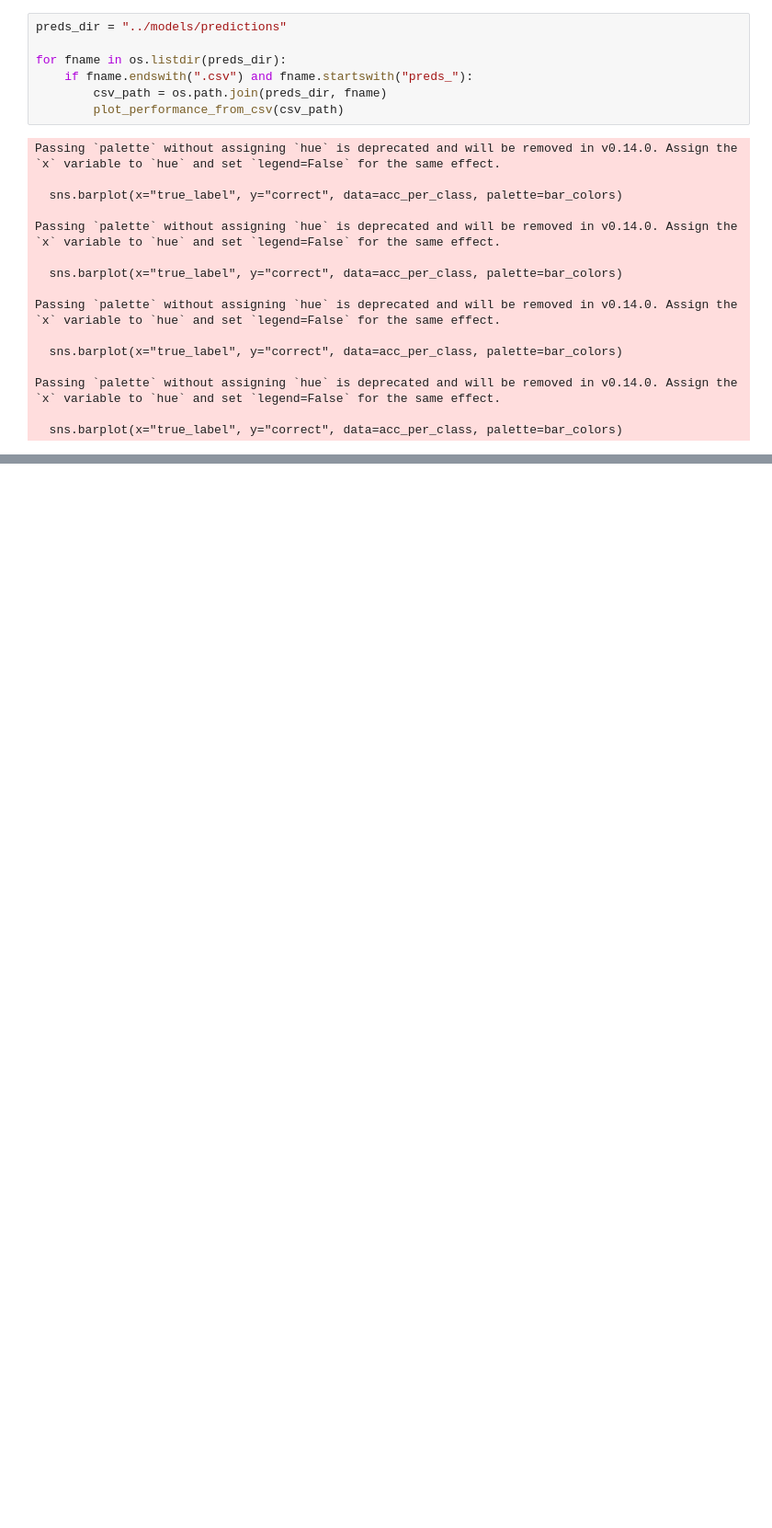
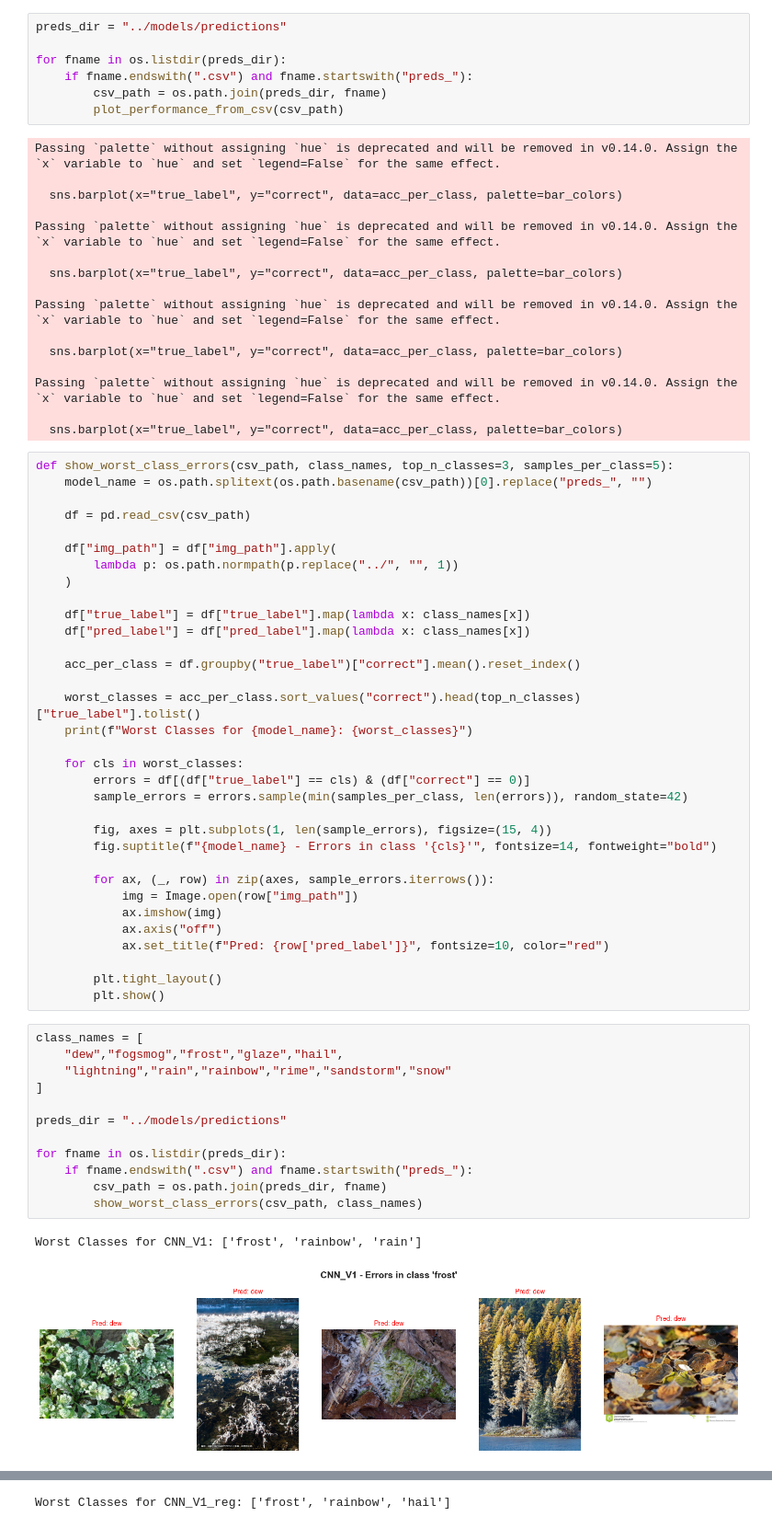
Before and after one commit to joaquinorradre/Weather-Clasification, a Jupyter notebook: notebooks/performance_analysis.ipynb, the cells around one changed output, grey strips where cells are left out. Shown at 92% size. Saved outputs shown, nothing was run; the diff lists cells and outputs as text; blank space fills up the shorter version.

Commit message:
Show Worst Classes

```diff
--- a/notebooks/performance_analysis.ipynb
+++ b/notebooks/performance_analysis.ipynb
@@ -146,3 +147,51 @@ Passing `palette` without assigning `hue` is deprecated and will be removed in v
 Passing `palette` without assigning `hue` is deprecated and will be removed in v0.14.0. Assign the `x` variable to `hue` and set `legend=False` for the same effect.
 
   sns.barplot(x="true_label", y="correct", data=acc_per_class, palette=bar_colors)
+# %%
+def show_worst_class_errors(csv_path, class_names, top_n_classes=3, samples_per_class=5):
+    model_name = os.path.splitext(os.path.basename(csv_path))[0].replace("preds_", "")
+
+    df = pd.read_csv(csv_path)
+
+    df["img_path"] = df["img_path"].apply(
+        lambda p: os.path.normpath(p.replace("../", "", 1))
+    )
+
+    df["true_label"] = df["true_label"].map(lambda x: class_names[x])
+    df["pred_label"] = df["pred_label"].map(lambda x: class_names[x])
+
+    acc_per_class = df.groupby("true_label")["correct"].mean().reset_index()
+
+    worst_classes = acc_per_class.sort_values("correct").head(top_n_classes)["true_label"].tolist()
+    print(f"Worst Classes for {model_name}: {worst_classes}")
+
+    for cls in worst_classes:
+        errors = df[(df["true_label"] == cls) & (df["correct"] == 0)]
+        sample_errors = errors.sample(min(samples_per_class, len(errors)), random_state=42)
+
+        fig, axes = plt.subplots(1, len(sample_errors), figsize=(15, 4))
+        fig.suptitle(f"{model_name} - Errors in class '{cls}'", fontsize=14, fontweight="bold")
+
+        for ax, (_, row) in zip(axes, sample_errors.iterrows()):
+            img = Image.open(row["img_path"])
+            ax.imshow(img)
+            ax.axis("off")
+            ax.set_title(f"Pred: {row['pred_label']}", fontsize=10, color="red")
+
+        plt.tight_layout()
+        plt.show()
+# %%
+class_names = [
+    "dew","fogsmog","frost","glaze","hail",
+    "lightning","rain","rainbow","rime","sandstorm","snow"
+]
+
+preds_dir = "../models/predictions"
+
+for fname in os.listdir(preds_dir):
+    if fname.endswith(".csv") and fname.startswith("preds_"):
+        csv_path = os.path.join(preds_dir, fname)
+        show_worst_class_errors(csv_path, class_names)
+# %% [output]
+Worst Classes for CNN_V1: ['frost', 'rainbow', 'rain']
+[figure, added]
@@ -148,0 +200 @@ Passing `palette` without assigning `hue` is deprecated and will be removed in v
+Worst Classes for CNN_V1_reg: ['frost', 'rainbow', 'hail']
```
Also changed, not shown: parts of 2 cells of this notebook, 5 other files.
